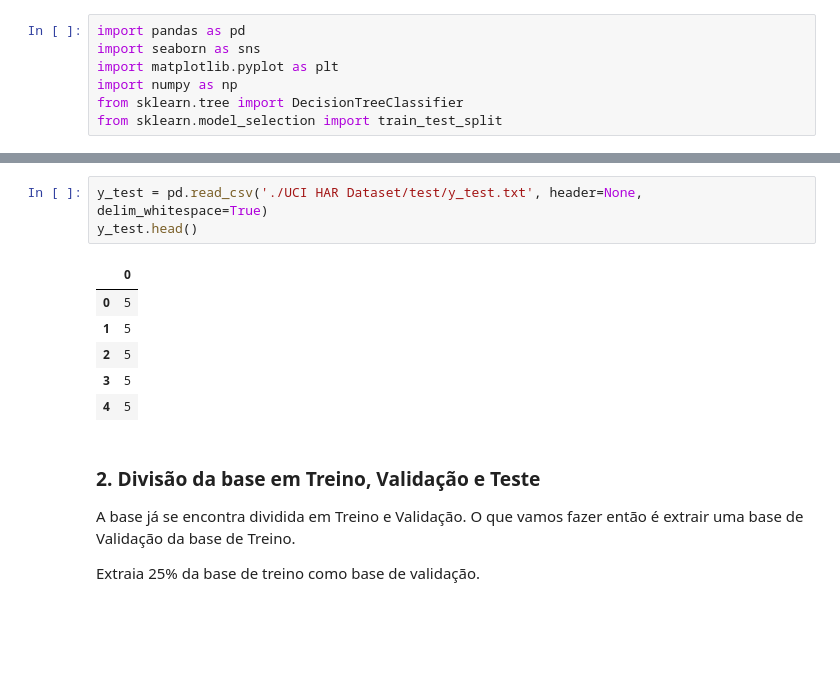
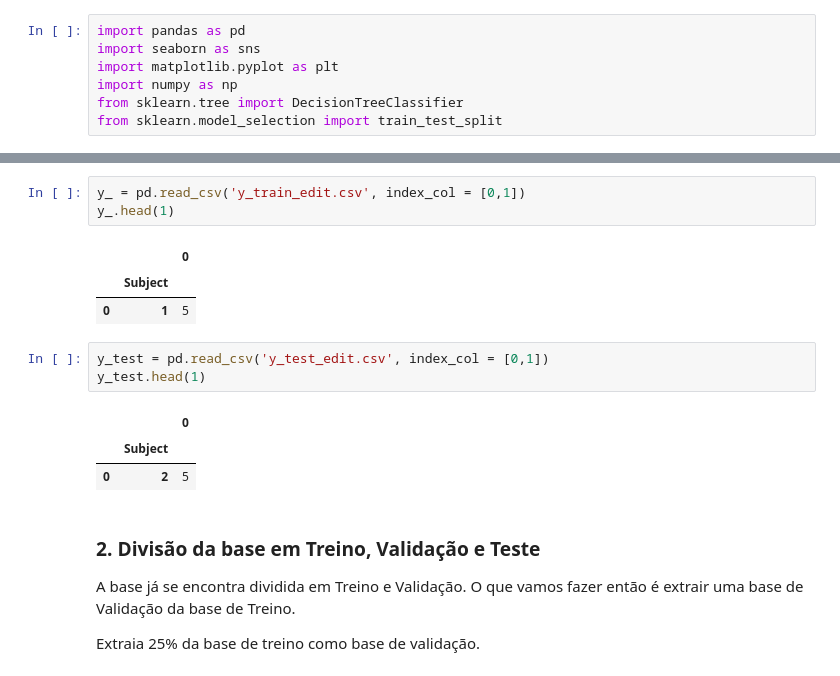
Before and after one commit to victortintel/ex2_modulo17_arvores2-, a Jupyter notebook: ex2_victor_tintel_mod_17.ipynb, the cells around one changed output, grey strips where cells are left out. Cells and saved outputs as stored; diff of their text form; blank space fills up the shorter version.

```diff
--- a/ex2_victor_tintel_mod_17.ipynb
+++ b/ex2_victor_tintel_mod_17.ipynb
@@ -53,13 +37,17 @@ X_test.head(2)
-# %%
-y_test = pd.read_csv('./UCI HAR Dataset/test/y_test.txt', header=None, delim_whitespace=True)
-y_test.head()
-# %% [output]
-|  | 0 |
-| 0 | 5 |
-| 1 | 5 |
-| 2 | 5 |
-| 3 | 5 |
-| 4 | 5 |
+# %%
+y_ = pd.read_csv('y_train_edit.csv', index_col = [0,1])
+y_.head(1)
+# %% [output]
+|  |  | 0 |
+|  | Subject |  |
+| 0 | 1 | 5 |
+# %%
+y_test = pd.read_csv('y_test_edit.csv', index_col = [0,1])
+y_test.head(1)
+# %% [output]
+|  |  | 0 |
+|  | Subject |  |
+| 0 | 2 | 5 |
 # %% [markdown]
 ### 2. Divisão da base em Treino, Validação e Teste
 
```
Also changed, not shown: parts of 22 cells of this notebook.
